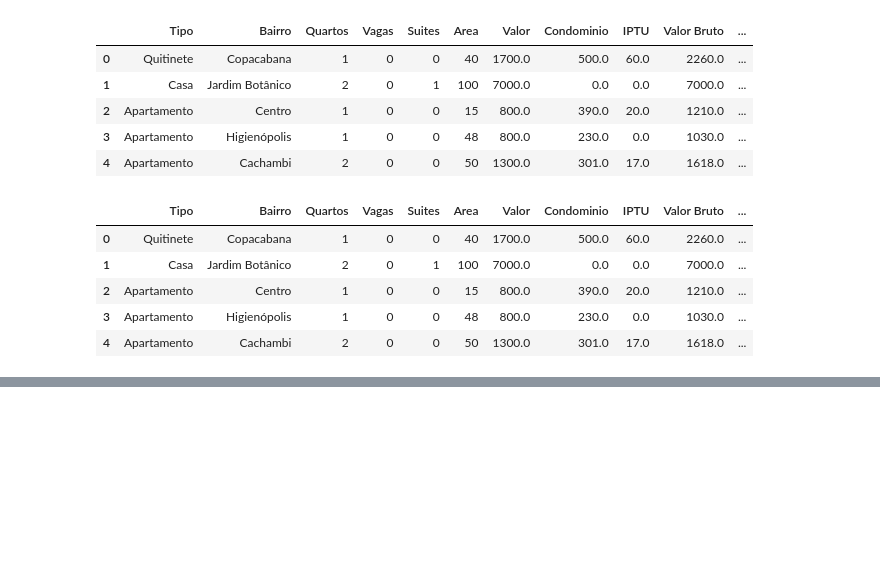
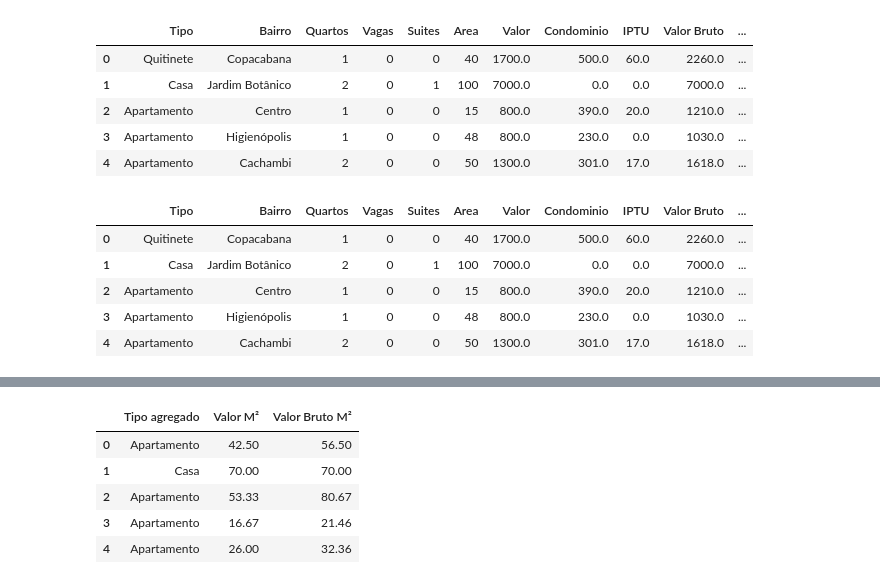
Before and after one commit to fhtozetto/Python-Pandas---Alura, a Jupyter notebook: Criando novas variaveis.ipynb, the cells around one changed output, grey strips where cells are left out. Drawn from its saved outputs; the diff is of its cells as text; code cells hidden in the pictures; blank space fills up the shorter version.

```diff
--- a/Criando novas variaveis.ipynb
+++ b/Criando novas variaveis.ipynb
@@ -67,0 +80,10 @@ dados.head() # Exibindo as primeiras linhas do arquivo
+# %%
+del dados_aux['Valor Bruto'] # Deletando a coluna
+dados_aux.head() # Exibindo as primeiras linhas do arquivo
+# %% [output]
+|  | Tipo agregado | Valor M² | Valor Bruto M² |
+| 0 | Apartamento | 42.50 | 56.50 |
+| 1 | Casa | 70.00 | 70.00 |
+| 2 | Apartamento | 53.33 | 80.67 |
+| 3 | Apartamento | 16.67 | 21.46 |
+| 4 | Apartamento | 26.00 | 32.36 |
```
Also changed, not shown: parts of 5 cells of this notebook, 1 other file.
